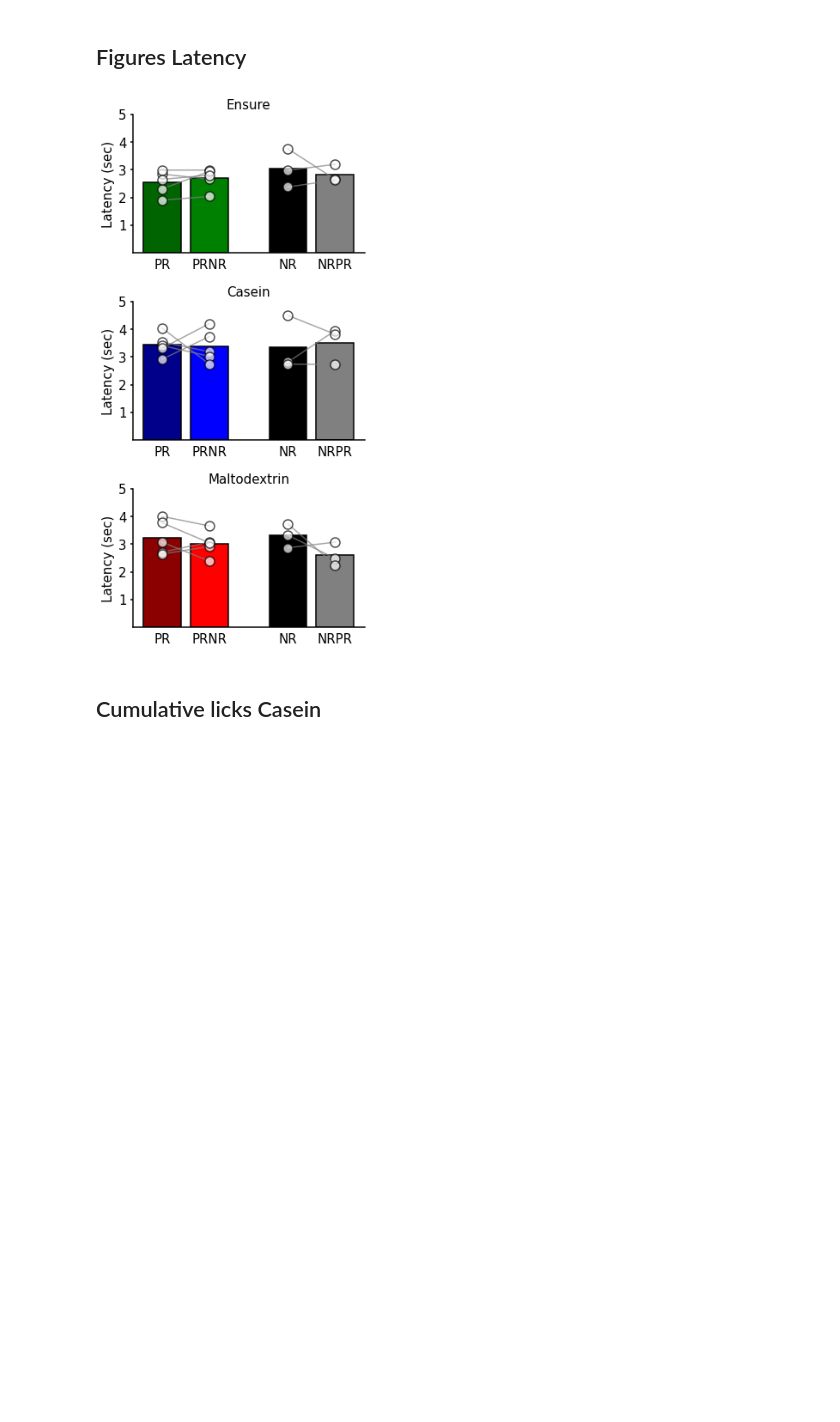
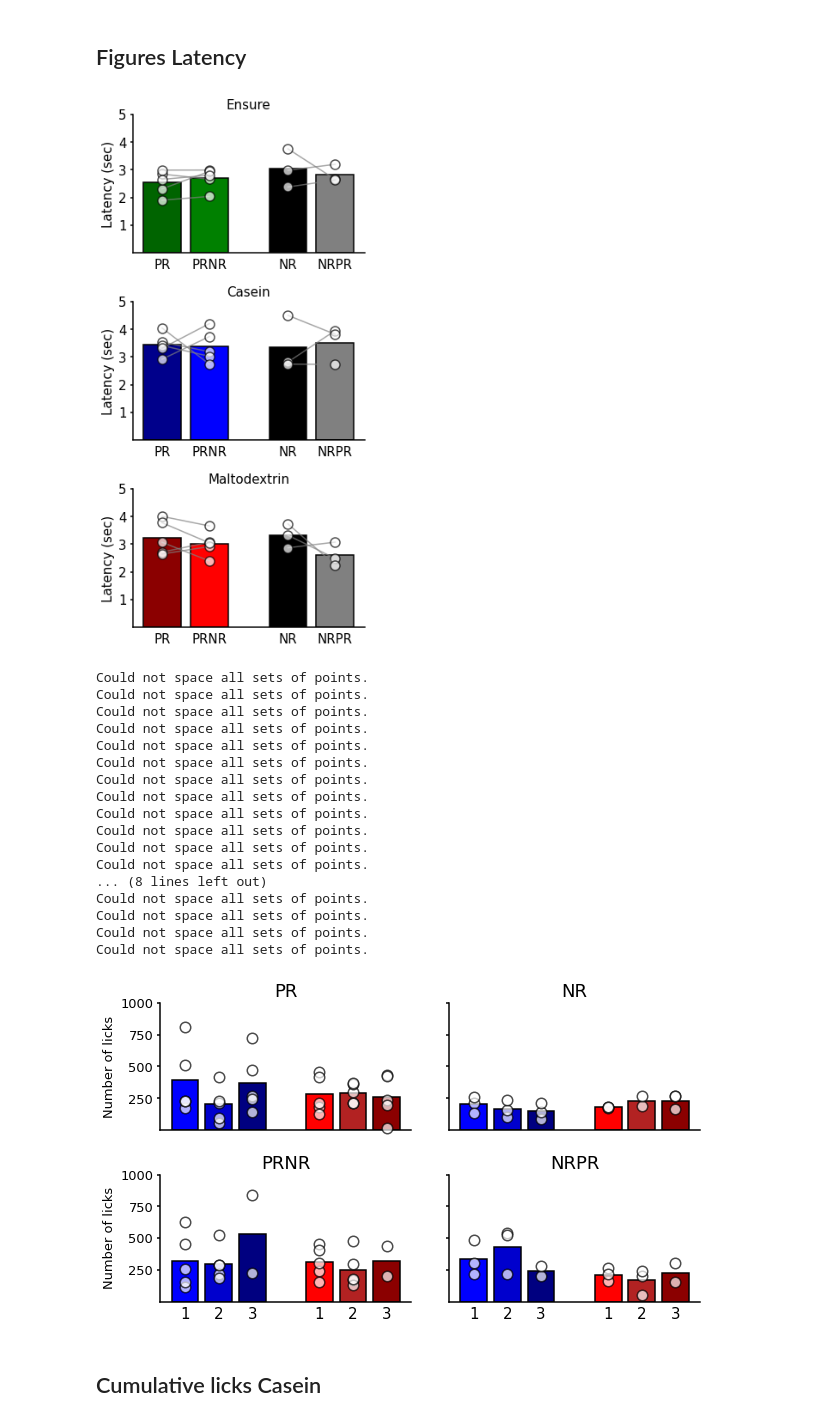
Before and after one commit to jetsetmette/VGP, a Jupyter notebook: notebooks/Behavior_2P.ipynb, the cells around one changed output. Saved outputs shown, nothing was run; the diff lists cells and outputs as text; code cells hidden in the pictures; blank space fills up the shorter version.

Commit message:
Added cumulative licks per session

```diff
--- a/notebooks/Behavior_2P.ipynb
+++ b/notebooks/Behavior_2P.ipynb
@@ -152,7 +152,7 @@ def make_barscatter(data, ax=None, barlabels=['PR','PRNR','NR','NRPR'], barfacec
         f,ax = plt.subplots()
 
     tp.barscatter(data,
-                  paired= True,
+#                   paired= True,
                   barfacecolor=barfacecolor,
                   barlabels=barlabels,
                   barlabeloffset=0.04,
@@ -236,6 +258,7 @@ for row in rows:
         pump_fn, licks_fn = extract_event_fn(folder+row[1])
         hit_trial, miss_trial = get_hit_miss_trial(pump_fn, licks_fn)
         licks_trial, licks_all_trial, licks_hit_trial, latency = get_licks_trial(pump_fn, licks_fn)
+        cumlicks, bins = get_cumulative_licks(licks_fn)
 
         lick_number=[]
         for number, lick in enumerate(licks_fn):
@@ -264,6 +287,9 @@ for row in rows:
         all_data[key]['licks hit trial']= np.mean(licks_hit_trial)
         all_data[key]['latency']= np.mean(latency)
         all_data[key]['latency all']=latency
+        all_data[key]['cumulative licks']=cumlicks
+        all_data[key]['lick bins']=bins
+
 
     except FileNotFoundError:
         print('Cannot find file for', key)
@@ -878,3 +959,67 @@ print('NRPR', cas_NRPR_S3)
+# %%
+f,ax=plt.subplots(figsize=(10,5), ncols=2, nrows=2, sharey='row')
+f.subplots_adjust(wspace=0.15,hspace=0.35, bottom=0.05, left=0.15)
+
+colors_C=['blue','mediumblue','navy','red','firebrick','darkred']
+# colors_M=['darkred','red','black', 'grey']
+ax[0,0]= make_barscatter([[cas_PR_S1,cas_PR_S2,cas_PR_S3],[malt_PR_S1,malt_PR_S2,malt_PR_S3]], ax=ax[0,0], barfacecolor=colors_C)
+ax[1,0]= make_barscatter([[cas_PRNR_S1,cas_PRNR_S2,cas_PRNR_S3],[malt_PRNR_S1,malt_PRNR_S2,malt_PRNR_S3]], ax=ax[1,0], barfacecolor=colors_C,barlabels=['1','2','3','1','2','3'])
+
+
+
+ax[0,1]= make_barscatter([[cas_NR_S1,cas_NR_S2,cas_NR_S3],[malt_NR_S1,malt_NR_S2,malt_NR_S3]], ax=ax[0,1], barfacecolor=colors_C)
+ax[1,1]= make_barscatter([[cas_NRPR_S1,cas_NRPR_S2,cas_NRPR_S3],[malt_NRPR_S1,malt_NRPR_S2,malt_NRPR_S3]], ax=ax[1,1], barfacecolor=colors_C,barlabels=['1','2','3','1','2','3'])
+
+
+
+ax[0,0].set_ylabel('Number of licks',fontsize = 13)
+ax[0,0].set_yticks([250,500,750,1000])
+ax[0,1].set_yticks([250,500,750,1000])
+ax[0,0].set_yticklabels([250,500,750,1000], fontsize = 13)
+
+ax[1,0].set_ylabel('Number of licks',fontsize = 13)
+ax[1,0].set_yticks([250,500,750,1000])
+ax[1,1].set_yticks([250,500,750,1000])
+ax[1,0].set_yticklabels([250,500,750,1000], fontsize = 13)
+
+ax[0,0].set_title('PR',fontsize=18)
+ax[0,1].set_title('NR',fontsize=18)
+ax[1,0].set_title('PRNR',fontsize=18)
+ax[1,1].set_title('NRPR',fontsize=18)
+
+# ax[1].set_ylabel('Latency (sec)',fontsize = 15)
+# ax[1].set_yticks([10,20,30,40,50])
+# ax[1].set_yticklabels([1,2,3,4,5], fontsize = 15)
+
+# ax[2].set_ylabel('Latency (sec)',fontsize = 15)
+# ax[2].set_yticks([10,20,30,40,50])
+# ax[2].set_yticklabels([1,2,3,4,5], fontsize = 15)
+
+# ax[0].set_title('Ensure', fontsize =15)
+# ax[1].set_title('Casein', fontsize =15)
+# ax[2].set_title('Maltodextrin', fontsize =15)
+
+
+f.savefig('C:\\Users\\mko102\\GitHub\\VGP\\output\\total_licks_session.png')
+# %% [output]
+Could not space all sets of points.
+Could not space all sets of points.
+Could not space all sets of points.
+Could not space all sets of points.
+Could not space all sets of points.
+Could not space all sets of points.
+Could not space all sets of points.
+Could not space all sets of points.
+Could not space all sets of points.
+Could not space all sets of points.
+Could not space all sets of points.
+Could not space all sets of points.
+... (8 lines left out)
+Could not space all sets of points.
+Could not space all sets of points.
+Could not space all sets of points.
+Could not space all sets of points.
+[figure, added]
 # %% [markdown]
 ## Cumulative licks Casein
 # %%
```
Also changed, not shown: parts of 11 cells of this notebook.
